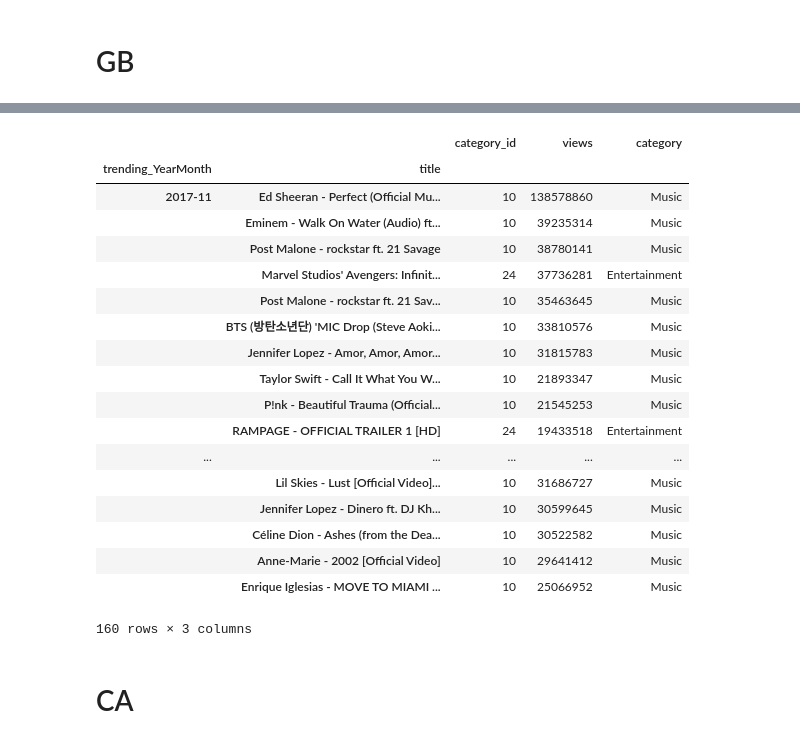
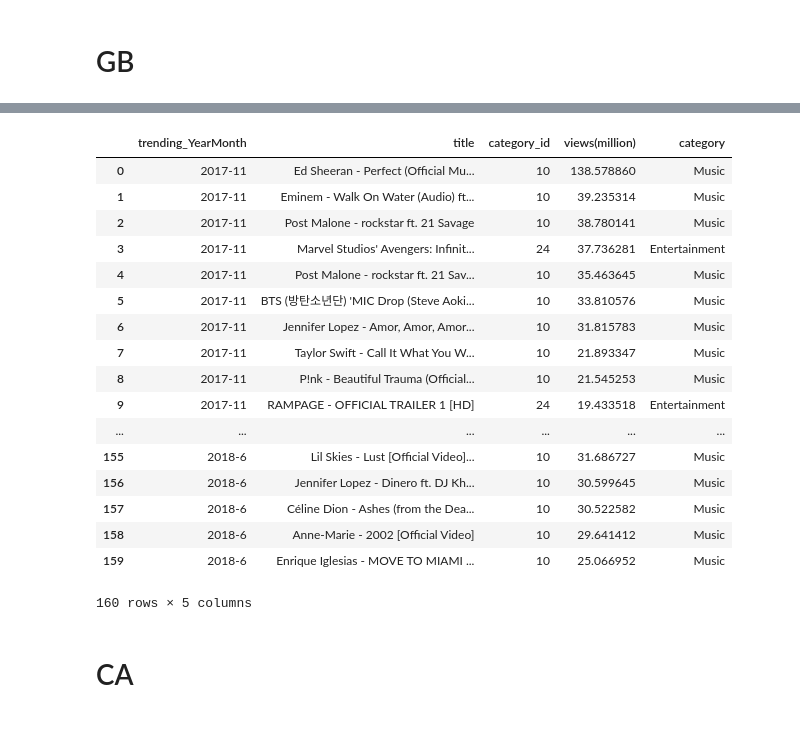
Before and after one commit to samoor64/MEDS_Project, a Jupyter notebook: Project1_analysis_Marina.ipynb, the cells around one changed output, grey strips where cells are left out. Saved outputs shown, nothing was run; the diff lists cells and outputs as text; code cells hidden in the pictures.

```diff
--- a/Project1_analysis_Marina.ipynb
+++ b/Project1_analysis_Marina.ipynb
@@ -79,37 +61,38 @@ gb_category
 # %%
 gb = pd.read_csv("GBvideos.csv")
 gb.head()
 gb.dtypes
 gb['trending_date'] = pd.to_datetime(gb['trending_date'], format = '%y.%d.%m')
 gb['trending_YearMonth'] = gb['trending_date'].apply(lambda x: f'{x.year}-{x.month}')
 gb['publish_time'] = pd.to_datetime(gb['publish_time'], format = '%Y-%m-%dT%H:%M:%S.%fZ')
 gb_max_byMonth = gb.groupby(['trending_YearMonth','title','category_id'])['views','likes','dislikes'].max()
 gb_view_max_byMonth = gb_max_byMonth['views'].groupby(level=0, group_keys=False)
 gb_top20_byMonth = gb_view_max_byMonth.nlargest(20)
-gb_top20_byMonth= gb_top20_byMonth.reset_index(level=2)
+gb_top20_byMonth= gb_top20_byMonth.reset_index()
 gb_top20_byMonth['category_id'] = gb_top20_byMonth['category_id'].astype(str)
 gb_top20_byMonth['category'] = gb_top20_byMonth['category_id'].map(lambda x: gb_category.get(x))
+gb_top20_byMonth['views'] = gb_top20_byMonth['views']/1000000
+gb_top20_byMonth = gb_top20_byMonth.rename(columns = {'views':'views(million)'})
 gb_top20_byMonth
 # %% [output]
-|  |  | category_id | views | category |
-| trending_YearMonth | title |  |  |  |
-| 2017-11 | Ed Sheeran - Perfect (Official Mu... | 10 | 138578860 | Music |
-|  | Eminem - Walk On Water (Audio) ft... | 10 | 39235314 | Music |
-|  | Post Malone - rockstar ft. 21 Savage | 10 | 38780141 | Music |
-|  | Marvel Studios' Avengers: Infinit... | 24 | 37736281 | Entertainment |
-|  | Post Malone - rockstar ft. 21 Sav... | 10 | 35463645 | Music |
-|  | BTS (방탄소년단) 'MIC Drop (Steve Aoki... | 10 | 33810576 | Music |
-|  | Jennifer Lopez - Amor, Amor, Amor... | 10 | 31815783 | Music |
-|  | Taylor Swift - Call It What You W... | 10 | 21893347 | Music |
-|  | P!nk - Beautiful Trauma (Official... | 10 | 21545253 | Music |
-|  | RAMPAGE - OFFICIAL TRAILER 1 [HD] | 24 | 19433518 | Entertainment |
-| ... | ... | ... | ... | ... |
-|  | Lil Skies - Lust [Official Video]... | 10 | 31686727 | Music |
-|  | Jennifer Lopez - Dinero ft. DJ Kh... | 10 | 30599645 | Music |
-|  | Céline Dion - Ashes (from the Dea... | 10 | 30522582 | Music |
-|  | Anne-Marie - 2002 [Official Video] | 10 | 29641412 | Music |
-|  | Enrique Iglesias - MOVE TO MIAMI ... | 10 | 25066952 | Music |
+|  | trending_YearMonth | title | category_id | views(million) | category |
+| 0 | 2017-11 | Ed Sheeran - Perfect (Official Mu... | 10 | 138.578860 | Music |
+| 1 | 2017-11 | Eminem - Walk On Water (Audio) ft... | 10 | 39.235314 | Music |
+| 2 | 2017-11 | Post Malone - rockstar ft. 21 Savage | 10 | 38.780141 | Music |
+| 3 | 2017-11 | Marvel Studios' Avengers: Infinit... | 24 | 37.736281 | Entertainment |
+| 4 | 2017-11 | Post Malone - rockstar ft. 21 Sav... | 10 | 35.463645 | Music |
+| 5 | 2017-11 | BTS (방탄소년단) 'MIC Drop (Steve Aoki... | 10 | 33.810576 | Music |
+| 6 | 2017-11 | Jennifer Lopez - Amor, Amor, Amor... | 10 | 31.815783 | Music |
+| 7 | 2017-11 | Taylor Swift - Call It What You W... | 10 | 21.893347 | Music |
+| 8 | 2017-11 | P!nk - Beautiful Trauma (Official... | 10 | 21.545253 | Music |
+| 9 | 2017-11 | RAMPAGE - OFFICIAL TRAILER 1 [HD] | 24 | 19.433518 | Entertainment |
+| ... | ... | ... | ... | ... | ... |
+| 155 | 2018-6 | Lil Skies - Lust [Official Video]... | 10 | 31.686727 | Music |
+| 156 | 2018-6 | Jennifer Lopez - Dinero ft. DJ Kh... | 10 | 30.599645 | Music |
+| 157 | 2018-6 | Céline Dion - Ashes (from the Dea... | 10 | 30.522582 | Music |
+| 158 | 2018-6 | Anne-Marie - 2002 [Official Video] | 10 | 29.641412 | Music |
+| 159 | 2018-6 | Enrique Iglesias - MOVE TO MIAMI ... | 10 | 25.066952 | Music |
-160 rows × 3 columns
+160 rows × 5 columns
 # %% [markdown]
 # CA
 # %%
```
Also changed, not shown: parts of 18 cells of this notebook.
